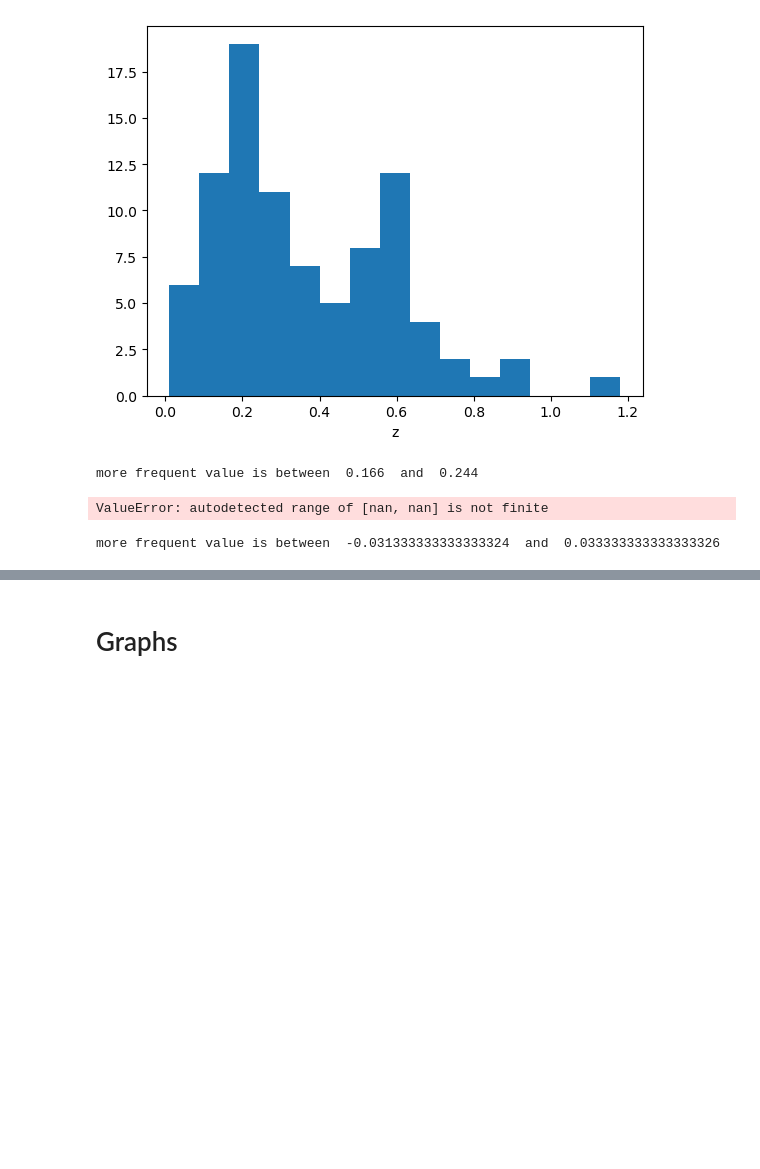
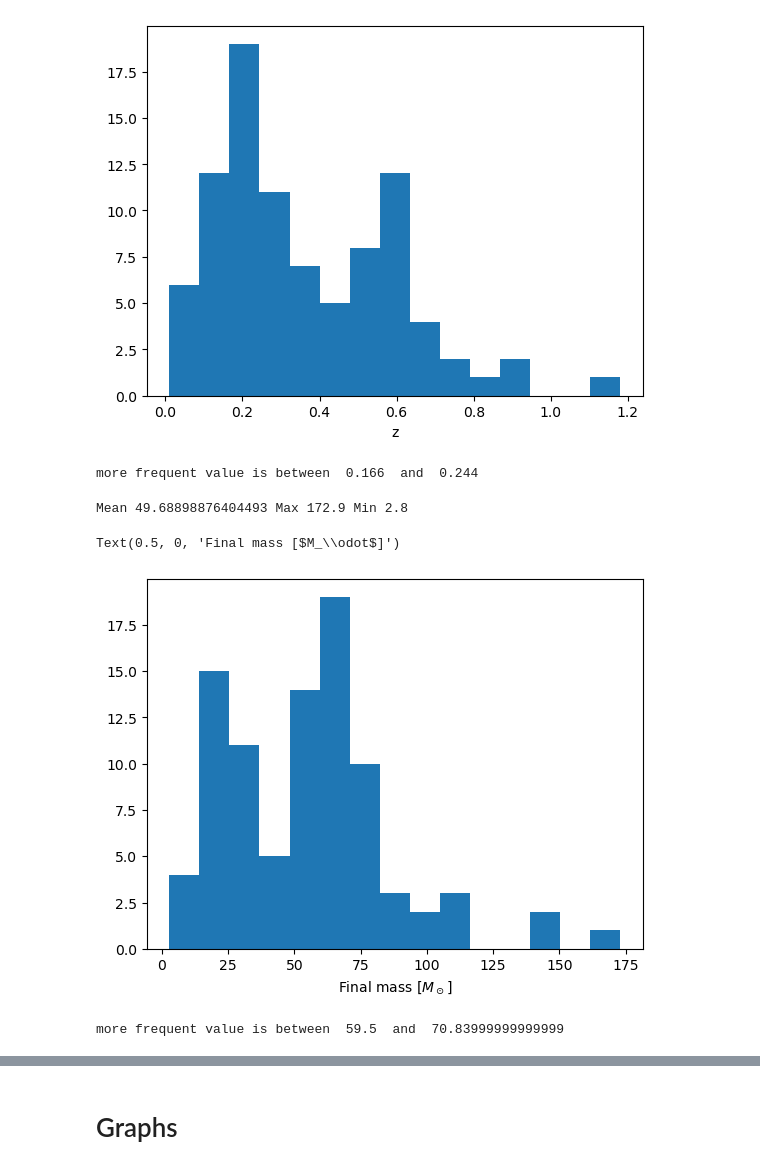
Before and after one commit to Sareva00/LIGO-project, a Jupyter notebook: properties.ipynb, the cells around one changed output, grey strips where cells are left out. Cells and saved outputs as stored; diff of their text form; code cells hidden in the pictures; blank space fills up the shorter version.

```diff
--- a/properties.ipynb
+++ b/properties.ipynb
@@ -240,25 +244,28 @@ print("more frequent value is between ", bins[maxindex], " and ", bins[maxindex+
 # %% [output]
 more frequent value is between  0.166  and  0.244
 # %%
-counts, bins = np.histogram(prop["final_mass"],bins=15)
+
+counts, bins = np.histogram(prop["final_mass"].dropna(),bins=15)
 plt.stairs(counts, bins, fill = True)
 bins= np.delete(bins, 10)
 
 
 mean = np.average(bins, weights= counts)
-max = np.max(prop["mfinal_mass"])
+max = np.max(prop["final_mass"])
 min = np.min (prop["final_mass"])
 
 print("Mean" , mean, "Max", max, "Min",min)
 
 plt.xlabel("Final mass [$M_\odot$]")
 # %% [output]
-ValueError: autodetected range of [nan, nan] is not finite
+Mean 49.68898876404493 Max 172.9 Min 2.8
+Text(0.5, 0, 'Final mass [$M_\\odot$]')
+[figure, added]
 # %%
 maxindex= np.argmax(counts)
 print("more frequent value is between ", bins[maxindex], " and ", bins[maxindex+1] )
 # %% [output]
-more frequent value is between  -0.031333333333333324  and  0.033333333333333326
+more frequent value is between  59.5  and  70.83999999999999
 # %%
 counts, bins = np.histogram(prop["snr"],bins=15)
 plt.stairs(counts, bins, fill = True)
```
Also changed, not shown: parts of 8 cells of this notebook, 1 other file.
